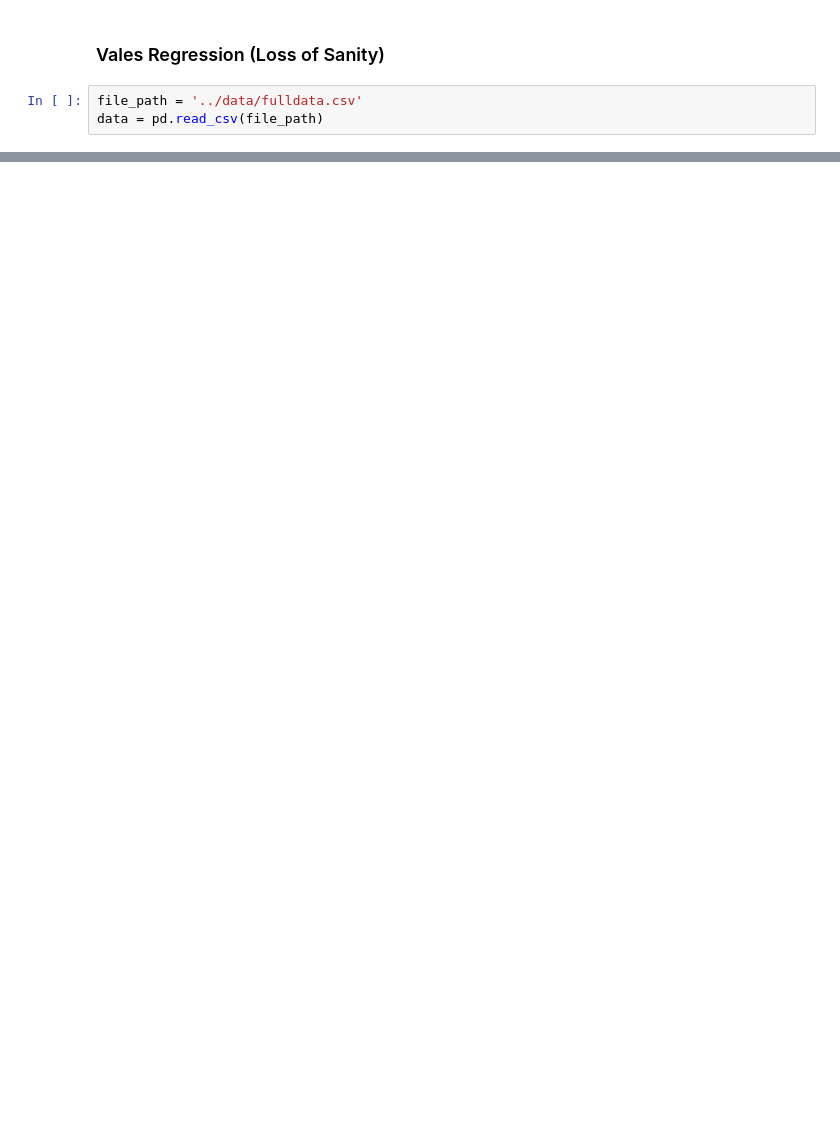
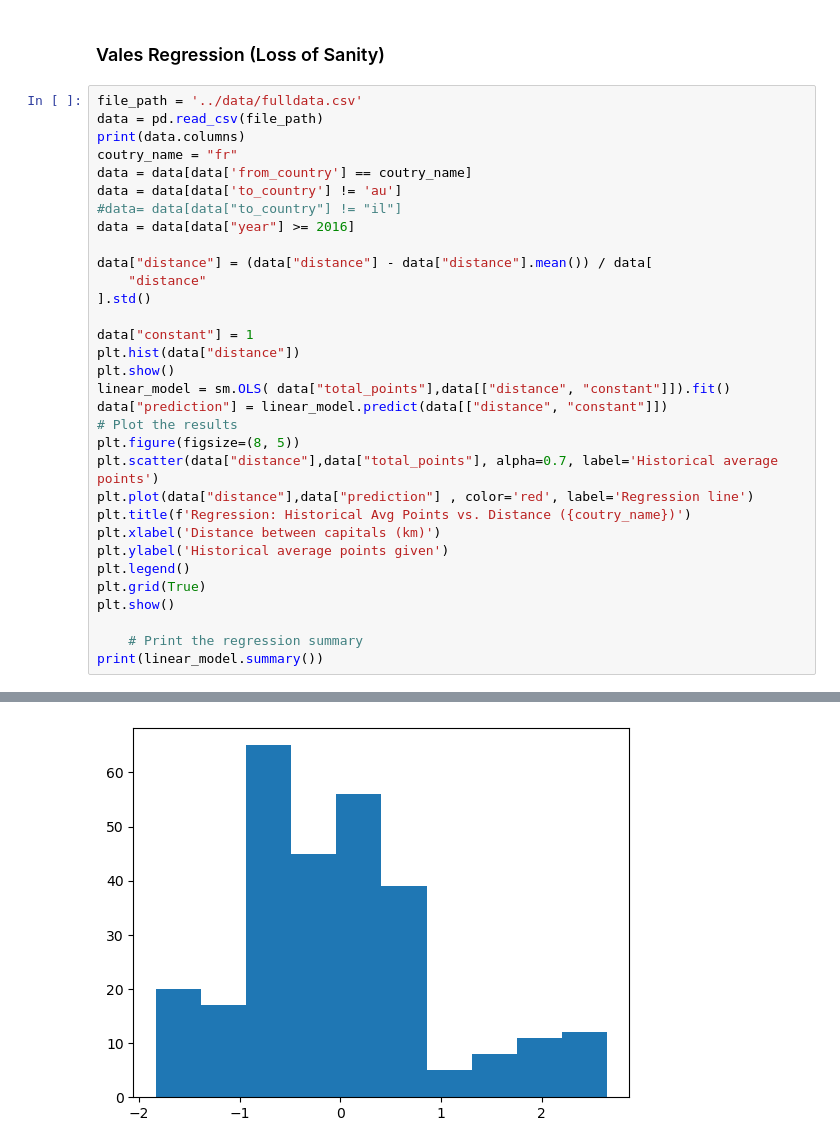
Before and after one commit to kluedemann/eurovision-voting-analysis, a Jupyter notebook: src/linear_regression.ipynb, the cells around one changed output, grey strips where cells are left out. Saved outputs shown, nothing was run; the diff lists cells and outputs as text; blank space fills up the shorter version.

Commit message:
add new regression

```diff
--- a/src/linear_regression.ipynb
+++ b/src/linear_regression.ipynb
@@ -245,6 +245,36 @@ Notes:
 strong multicollinearity or other numerical problems.
 # %% [markdown]
 ### Vales Regression (Loss of Sanity)
-# %%
-file_path = '../data/fulldata.csv'
-data = pd.read_csv(file_path)
+# %%
+file_path = '../data/fulldata.csv'
+data = pd.read_csv(file_path)
+print(data.columns)
+coutry_name = "fr"
+data = data[data['from_country'] == coutry_name]
+data = data[data['to_country'] != 'au']
+#data= data[data["to_country"] != "il"]
+data = data[data["year"] >= 2016]
+
+data["distance"] = (data["distance"] - data["distance"].mean()) / data[
+    "distance"
+].std()
+
+data["constant"] = 1
+plt.hist(data["distance"])
+plt.show()
+linear_model = sm.OLS( data["total_points"],data[["distance", "constant"]]).fit()
+data["prediction"] = linear_model.predict(data[["distance", "constant"]])
+# Plot the results
+plt.figure(figsize=(8, 5))
+plt.scatter(data["distance"],data["total_points"], alpha=0.7, label='Historical average points')
+plt.plot(data["distance"],data["prediction"] , color='red', label='Regression line')
+plt.title(f'Regression: Historical Avg Points vs. Distance ({coutry_name})')
+plt.xlabel('Distance between capitals (km)')
+plt.ylabel('Historical average points given')
+plt.legend()
+plt.grid(True)
+plt.show()
+
+    # Print the regression summary
+print(linear_model.summary())
+# %% [output]
@@ -250,0 +293 @@ data = pd.read_csv(file_path)
+[figure, added]
```
Also changed, not shown: parts of 6 cells of this notebook, 1 other file.
